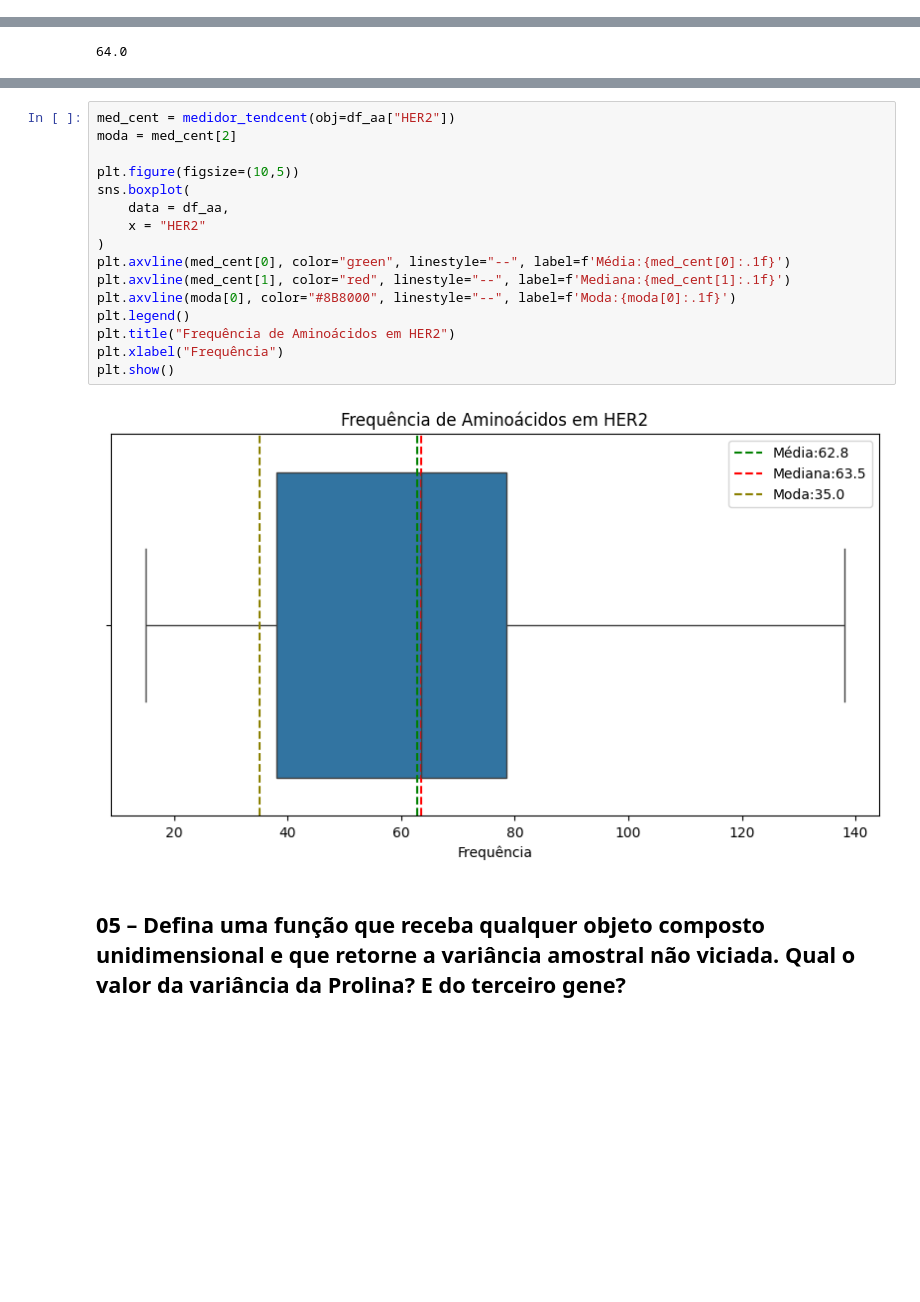
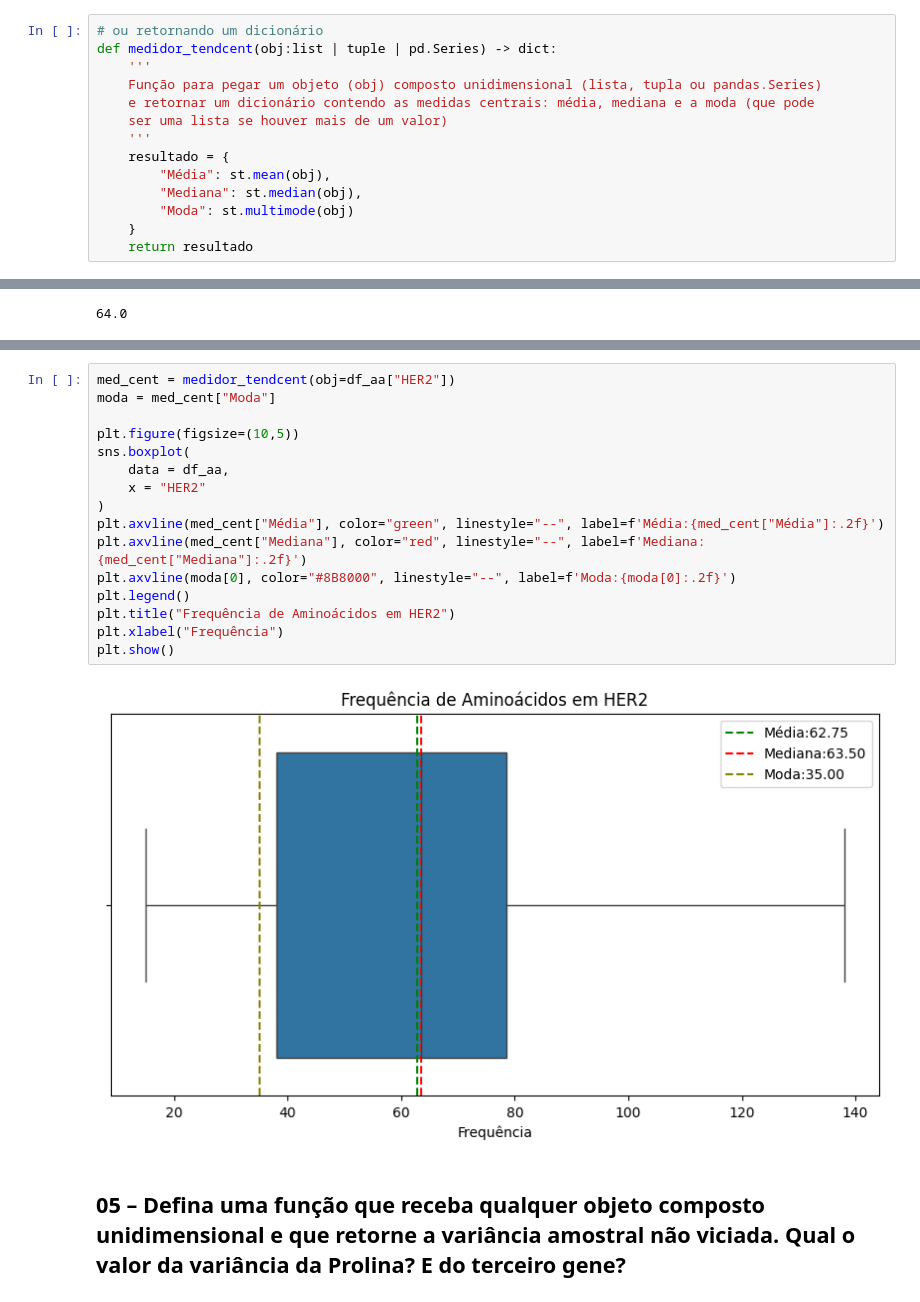
Before and after one commit to R-Zurik/PythonBasico_Disciplina, a Jupyter notebook: Exercícios/16-Medidas_Resumo_2_2026-04-01.ipynb, the cells around one changed output, grey strips where cells are left out. Cells and saved outputs as stored; diff of their text form; blank space fills up the shorter version.

Commit message:
Correções listas 15 e 16

```diff
--- a/Exercícios/16-Medidas_Resumo_2_2026-04-01.ipynb
+++ b/Exercícios/16-Medidas_Resumo_2_2026-04-01.ipynb
@@ -136,6 +136,20 @@ def medidor_tendcent(obj:list | tuple | pd.Series) -> list:
         st.multimode(obj)
     ]
     return resultado
+# %%
+# ou retornando um dicionário
+def medidor_tendcent(obj:list | tuple | pd.Series) -> dict:
+    '''
+    Função para pegar um objeto (obj) composto unidimensional (lista, tupla ou pandas.Series)
+    e retornar um dicionário contendo as medidas centrais: média, mediana e a moda (que pode
+    ser uma lista se houver mais de um valor)
+    '''
+    resultado = {
+        "Média": st.mean(obj),
+        "Mediana": st.median(obj),
+        "Moda": st.multimode(obj)
+    }
+    return resultado
 # %%
 # Valor da média, mediana e moda da Serina nos genes analisados, respectivamente:
 medidor_tendcent(obj=df_aa.loc["Serina"])
@@ -210,22 +226,22 @@ medidor_iquar(obj=df_aa["HER2"])
 # %% [output]
 40.5
-# %%
-med_cent = medidor_tendcent(obj=df_aa["HER2"])
-moda = med_cent[2]
-
-plt.figure(figsize=(10,5))
-sns.boxplot(
-    data = df_aa,
-    x = "HER2"
-)
-plt.axvline(med_cent[0], color="green", linestyle="--", label=f'Média:{med_cent[0]:.1f}')
-plt.axvline(med_cent[1], color="red", linestyle="--", label=f'Mediana:{med_cent[1]:.1f}')
-plt.axvline(moda[0], color="#8B8000", linestyle="--", label=f'Moda:{moda[0]:.1f}')
-plt.legend()
-plt.title("Frequência de Aminoácidos em HER2")
-plt.xlabel("Frequência")
-plt.show()
-# %% [output]
-[figure, removed]
+# %%
+med_cent = medidor_tendcent(obj=df_aa["HER2"])
+moda = med_cent["Moda"]
+
+plt.figure(figsize=(10,5))
+sns.boxplot(
+    data = df_aa,
+    x = "HER2"
+)
+plt.axvline(med_cent["Média"], color="green", linestyle="--", label=f'Média:{med_cent["Média"]:.2f}')
+plt.axvline(med_cent["Mediana"], color="red", linestyle="--", label=f'Mediana:{med_cent["Mediana"]:.2f}')
+plt.axvline(moda[0], color="#8B8000", linestyle="--", label=f'Moda:{moda[0]:.2f}')
+plt.legend()
+plt.title("Frequência de Aminoácidos em HER2")
+plt.xlabel("Frequência")
+plt.show()
+# %% [output]
+[figure, added]
 # %% [markdown]
 ## 05 – Defina uma função que receba qualquer objeto composto unidimensional e que retorne a variância amostral não viciada. Qual o valor da variância da Prolina? E do terceiro gene?
```
Also changed, not shown: parts of 33 cells of this notebook.
